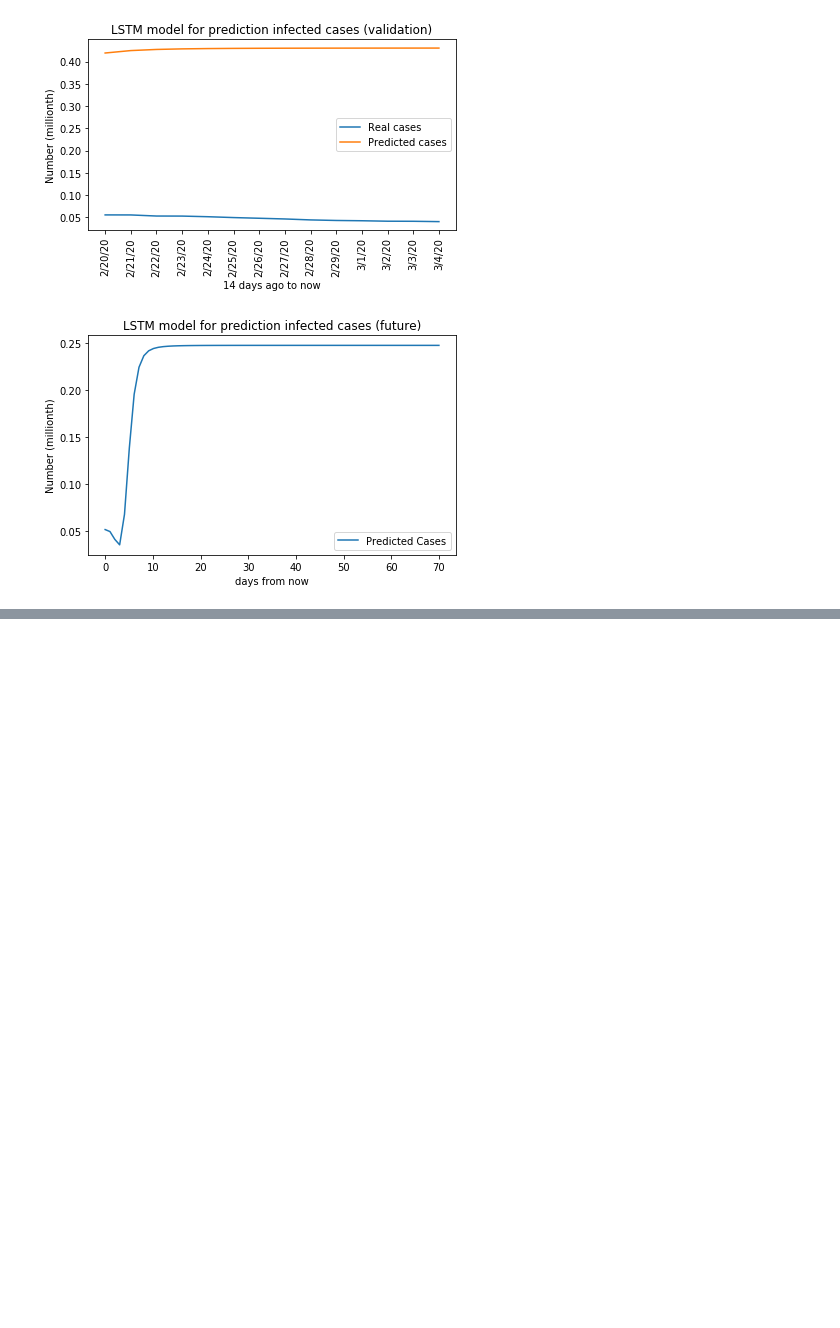
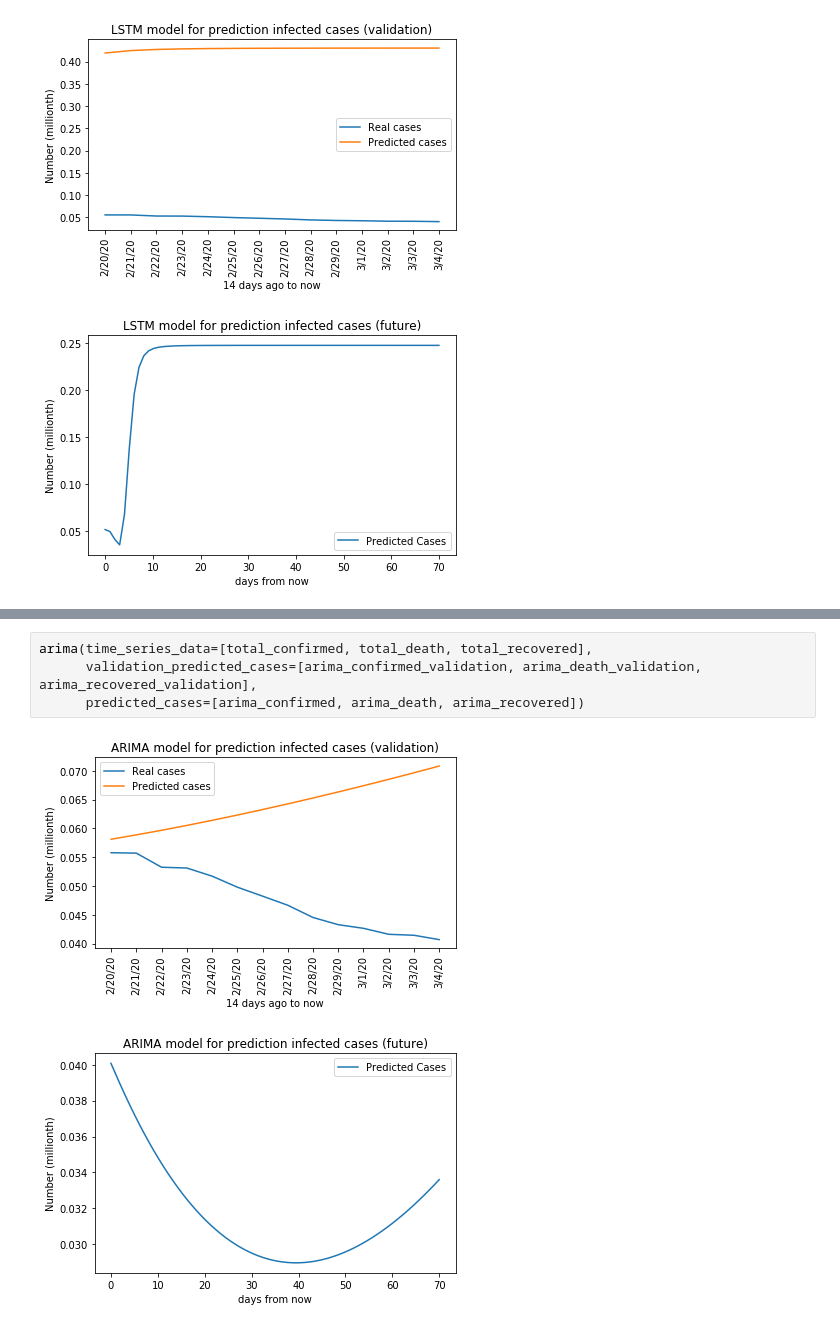
Before and after one commit to WachiRatip/covid19_models, a Jupyter notebook: scr/main.ipynb, the cells around one changed output, grey strips where cells are left out. Cells and saved outputs as stored; diff of their text form; blank space fills up the shorter version.

```diff
--- a/scr/main.ipynb
+++ b/scr/main.ipynb
@@ -724,0 +930,7 @@ MA.1            1.0001           +0.0000j            1.0001            0.0000
+# %%
+arima(time_series_data=[total_confirmed, total_death, total_recovered],
+      validation_predicted_cases=[arima_confirmed_validation, arima_death_validation, arima_recovered_validation],
+      predicted_cases=[arima_confirmed, arima_death, arima_recovered])
+# %% [output]
+[figure, added]
+[figure, added]
```
Also changed, not shown: parts of 15 cells of this notebook, 8 other files.
